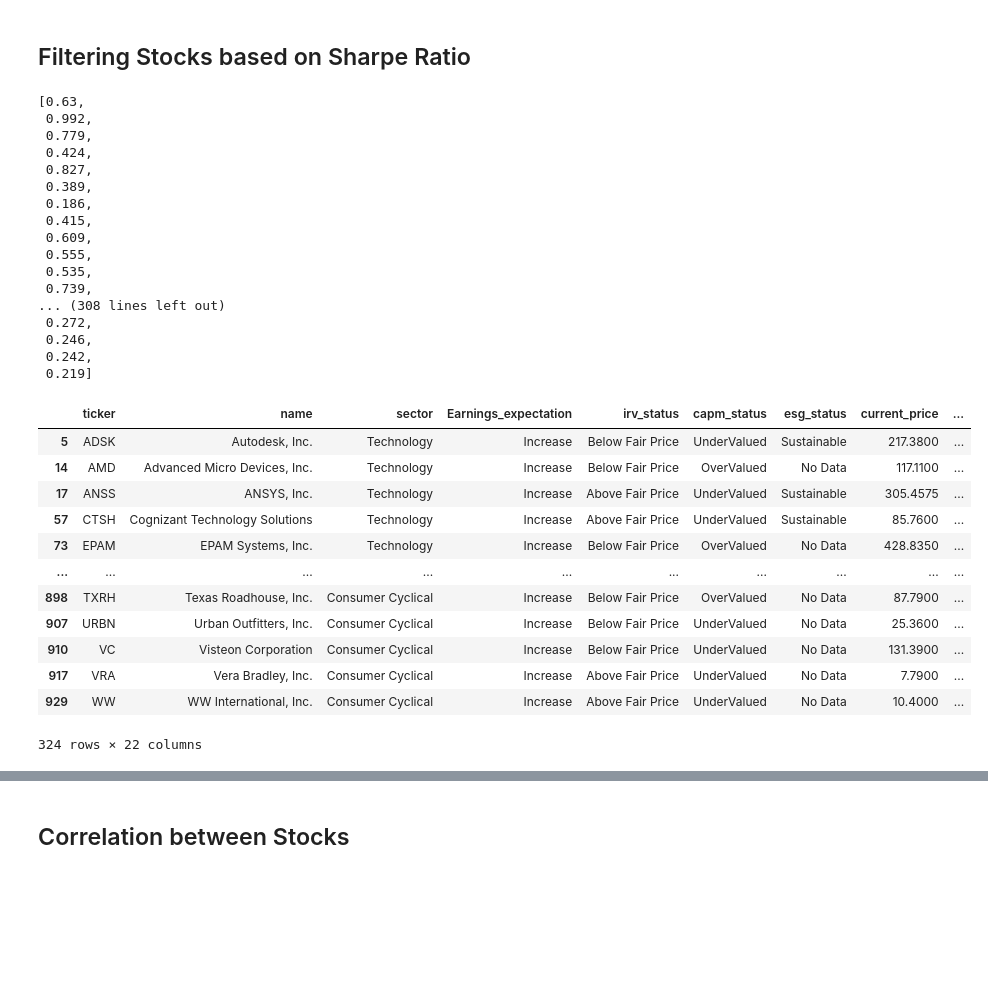
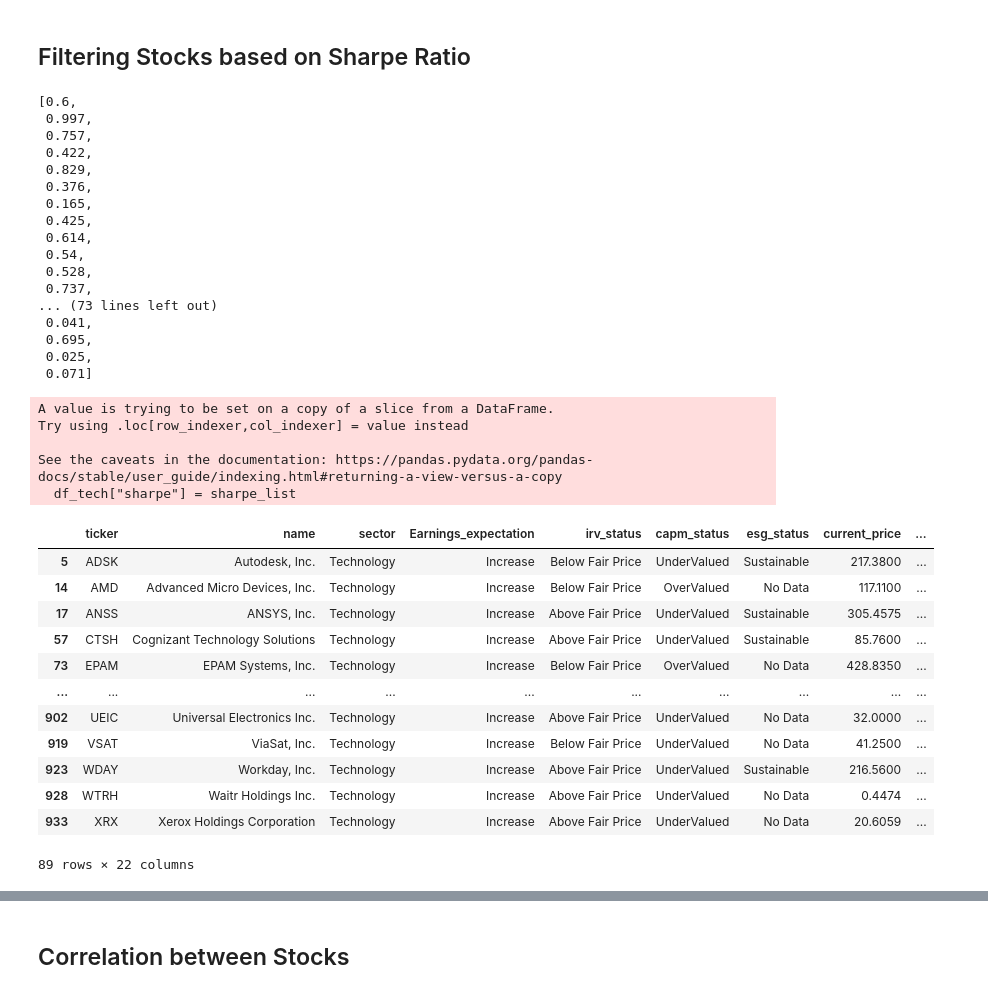
Before and after one commit to janvi-bit/FA-Group6, a Jupyter notebook: portfolio models/aggressive_v2.ipynb, the cells around one changed output, grey strips where cells are left out. Cells and saved outputs as stored; diff of their text form; code cells hidden in the pictures; blank space fills up the shorter version.

```diff
--- a/portfolio models/aggressive_v2.ipynb
+++ b/portfolio models/aggressive_v2.ipynb
@@ -176,46 +158,51 @@ def get_sharpe_ratio(ticker):
     return sharpe.round(3)
 # %%
 sharpe_list = []
-for i in range(len(df2)):
-    each = df2.iloc[i]
+for i in range(len(df_tech)):
+    each = df_tech.iloc[i]
     ticker = each["ticker"]
     sharpe = get_sharpe_ratio(ticker)
     sharpe_list.append(sharpe)
 # %%
 sharpe_list
 # %% [output]
-[0.63,
- 0.992,
- 0.779,
- 0.424,
- 0.827,
- 0.389,
- 0.186,
- 0.415,
- 0.609,
- 0.555,
- 0.535,
- 0.739,
-... (308 lines left out)
- 0.272,
- 0.246,
- 0.242,
- 0.219]
+[0.6,
+ 0.997,
+ 0.757,
+ 0.422,
+ 0.829,
+ 0.376,
+ 0.165,
+ 0.425,
+ 0.614,
+ 0.54,
+ 0.528,
+ 0.737,
+... (73 lines left out)
+ 0.041,
+ 0.695,
+ 0.025,
+ 0.071]
 # %%
-df2["sharpe"] = sharpe_list
-df2
+df_tech["sharpe"] = sharpe_list
+df_tech
 # %% [output]
+A value is trying to be set on a copy of a slice from a DataFrame.
+Try using .loc[row_indexer,col_indexer] = value instead
+
+See the caveats in the documentation: https://pandas.pydata.org/pandas-docs/stable/user_guide/indexing.html#returning-a-view-versus-a-copy
+  df_tech["sharpe"] = sharpe_list
 |  | ticker | name | sector | Earnings_expectation | irv_status | capm_status | esg_status | current_price | ... |
 | 5 | ADSK | Autodesk, Inc. | Technology | Increase | Below Fair Price | UnderValued | Sustainable | 217.3800 | ... |
 | 14 | AMD | Advanced Micro Devices, Inc. | Technology | Increase | Below Fair Price | OverValued | No Data | 117.1100 | ... |
 | 17 | ANSS | ANSYS, Inc. | Technology | Increase | Above Fair Price | UnderValued | Sustainable | 305.4575 | ... |
 | 57 | CTSH | Cognizant Technology Solutions | Technology | Increase | Above Fair Price | UnderValued | Sustainable | 85.7600 | ... |
 | 73 | EPAM | EPAM Systems, Inc. | Technology | Increase | Below Fair Price | OverValued | No Data | 428.8350 | ... |
 | ... | ... | ... | ... | ... | ... | ... | ... | ... | ... |
-| 898 | TXRH | Texas Roadhouse, Inc. | Consumer Cyclical | Increase | Below Fair Price | OverValued | No Data | 87.7900 | ... |
-| 907 | URBN | Urban Outfitters, Inc. | Consumer Cyclical | Increase | Below Fair Price | UnderValued | No Data | 25.3600 | ... |
-| 910 | VC | Visteon Corporation | Consumer Cyclical | Increase | Below Fair Price | UnderValued | No Data | 131.3900 | ... |
-| 917 | VRA | Vera Bradley, Inc. | Consumer Cyclical | Increase | Above Fair Price | UnderValued | No Data | 7.7900 | ... |
-| 929 | WW | WW International, Inc. | Consumer Cyclical | Increase | Above Fair Price | UnderValued | No Data | 10.4000 | ... |
+| 902 | UEIC | Universal Electronics Inc. | Technology | Increase | Above Fair Price | UnderValued | No Data | 32.0000 | ... |
+| 919 | VSAT | ViaSat, Inc. | Technology | Increase | Below Fair Price | UnderValued | No Data | 41.2500 | ... |
+| 923 | WDAY | Workday, Inc. | Technology | Increase | Above Fair Price | UnderValued | Sustainable | 216.5600 | ... |
+| 928 | WTRH | Waitr Holdings Inc. | Technology | Increase | Above Fair Price | UnderValued | No Data | 0.4474 | ... |
+| 933 | XRX | Xerox Holdings Corporation | Technology | Increase | Above Fair Price | UnderValued | No Data | 20.6059 | ... |
-324 rows × 22 columns
+89 rows × 22 columns
 # %%
```
Also changed, not shown: parts of 36 cells of this notebook.
